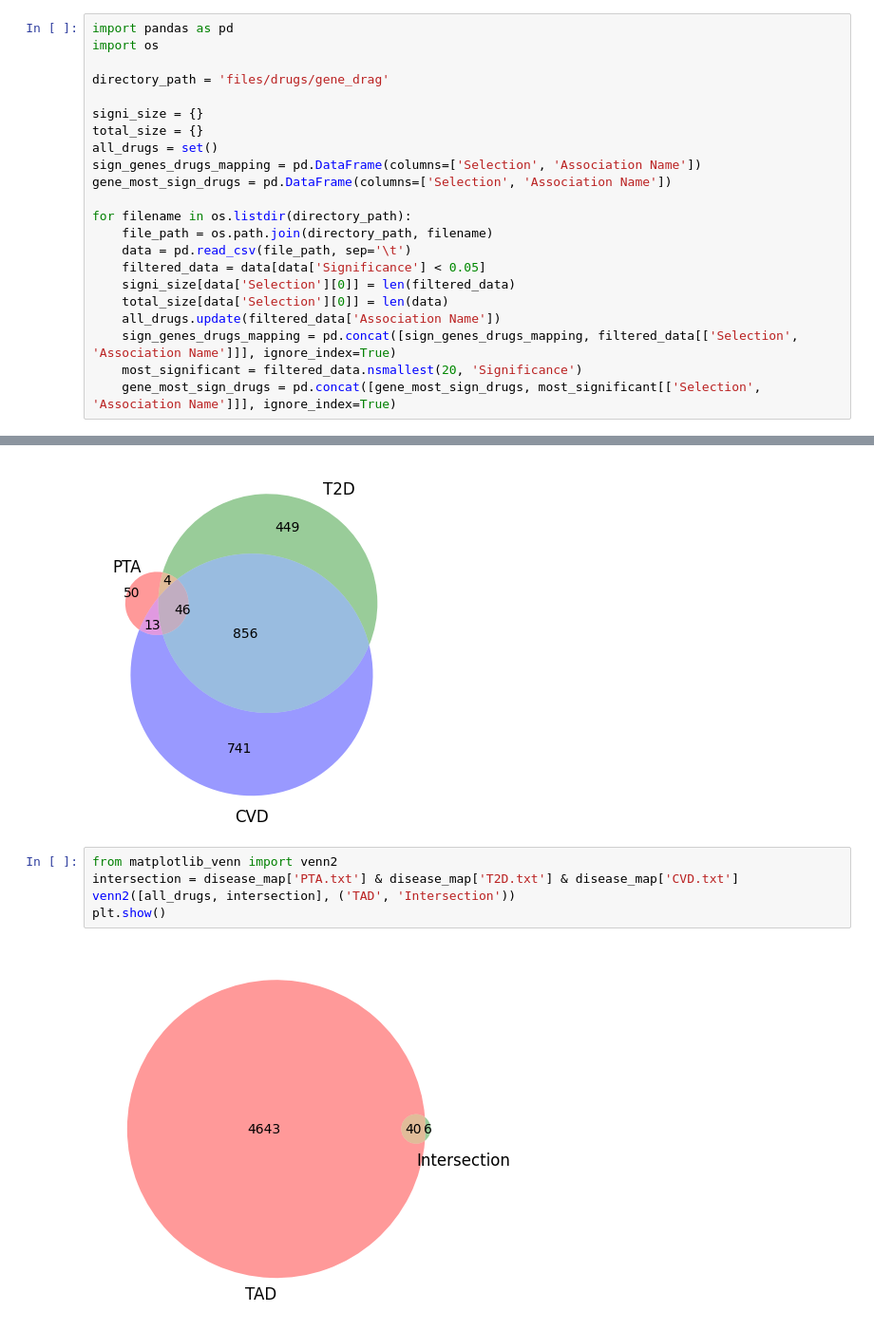
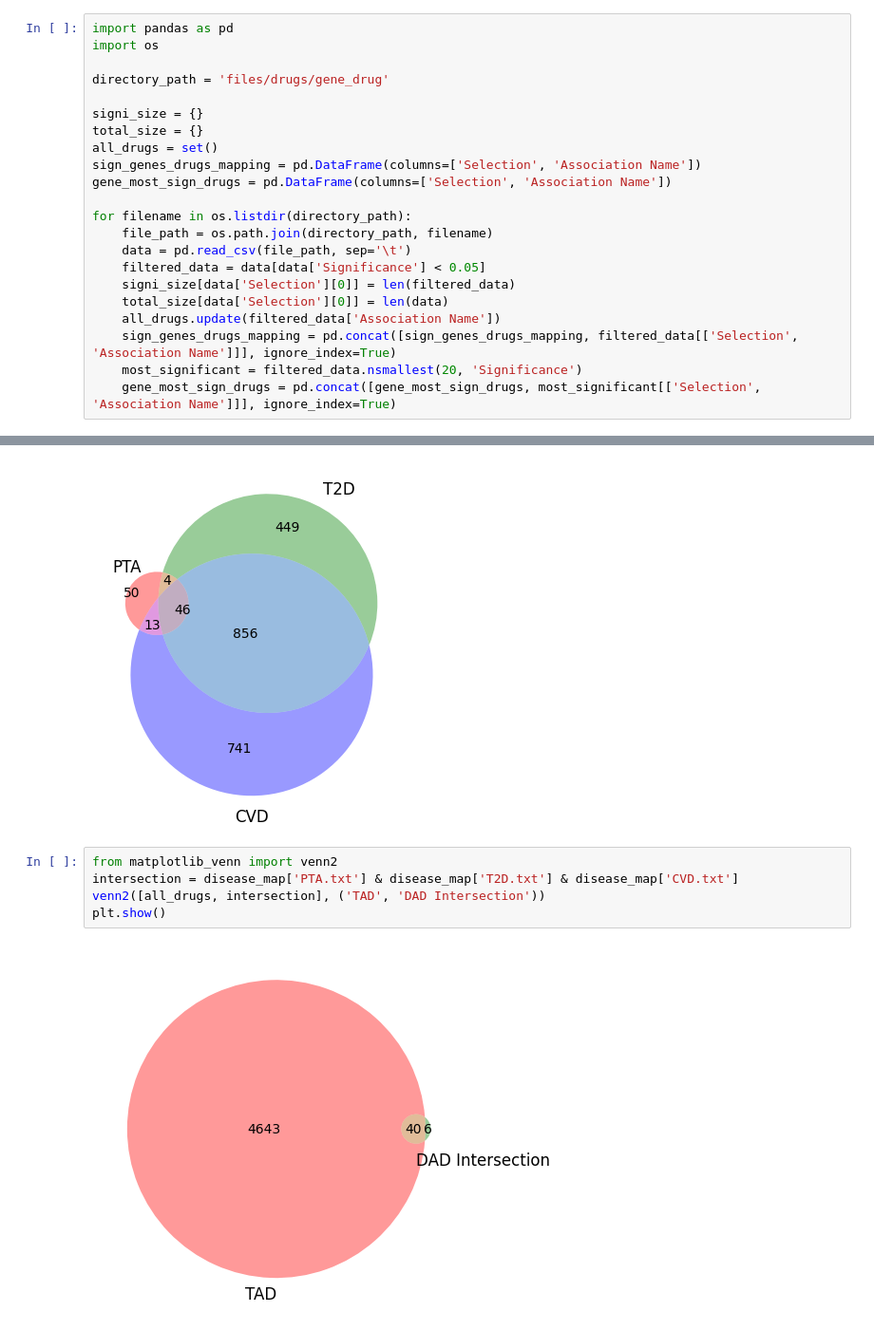
Before and after one commit to shotinform/proteinclustering, a Jupyter notebook: drug_target_interactions.ipynb, the cells around one changed output, grey strips where cells are left out. Shown: that part at 95% size. Saved outputs shown, nothing was run; the diff lists cells and outputs as text.

```diff
--- a/drug_target_interactions.ipynb
+++ b/drug_target_interactions.ipynb
@@ -2,7 +2,7 @@
 import pandas as pd
 import os
 
-directory_path = 'files/drugs/gene_drag'
+directory_path = 'files/drugs/gene_drug'
 
 signi_size = {}
 total_size = {}
@@ -79,9 +79,9 @@ plt.show()
 # %%
 from matplotlib_venn import venn2
 intersection = disease_map['PTA.txt'] & disease_map['T2D.txt'] & disease_map['CVD.txt']
-venn2([all_drugs, intersection], ('TAD', 'Intersection'))
+venn2([all_drugs, intersection], ('TAD', 'DAD Intersection'))
 plt.show()
 # %% [output]
-[figure, old version]
+[figure, new version]
 # %%
 def set_to_string(s):
```
Also changed, not shown: parts of 2 cells of this notebook, 3 other files.
